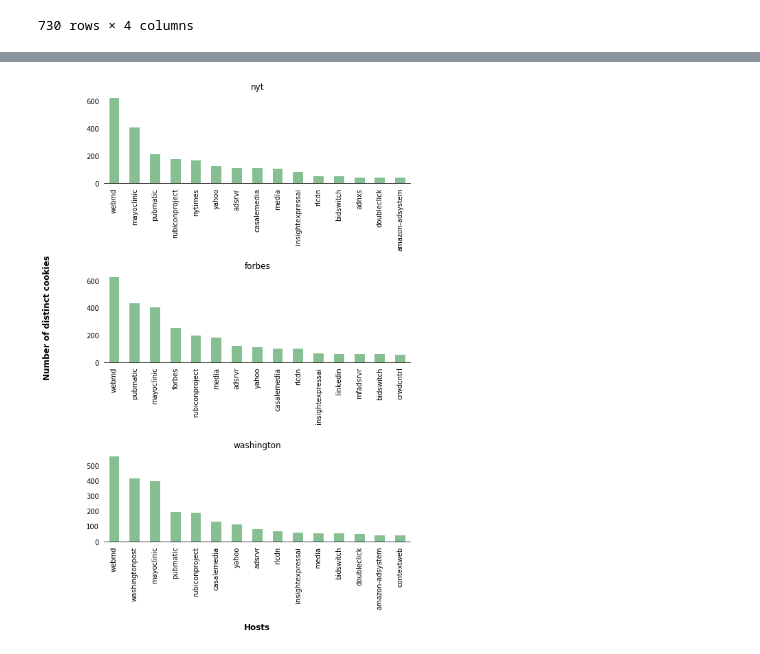
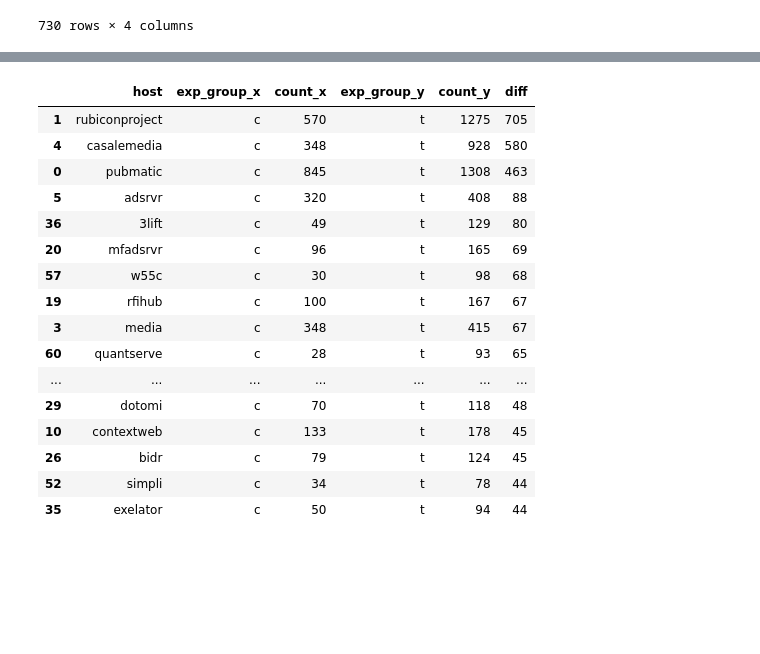
Before and after one commit to Sprinkle612/Cornell-Tech-Spec-Privacy-Fall2020, a Jupyter notebook: distinct_cookies-explore.ipynb, the cells around one changed output, grey strips where cells are left out. Saved outputs shown, nothing was run; the diff lists cells and outputs as text; code cells hidden in the pictures; blank space fills up the shorter version.

```diff
--- a/distinct_cookies-explore.ipynb
+++ b/distinct_cookies-explore.ipynb
@@ -40,0 +122,25 @@ cookies_count
+# %%
+cookies_groupby_2 = cookies[cookies.is_third_party].groupby(['exp_group', 'host', ]).size().reset_index(name='count')
+a = cookies_groupby_2[(cookies_groupby_2.exp_group == "c")].sort_values('count',ascending = False)
+b = cookies_groupby_2[(cookies_groupby_2.exp_group == "t")].sort_values('count',ascending = False)
+c = pd.merge(a, b, on='host')[['host', 'exp_group_x','count_x','exp_group_y', 'count_y']]
+c['diff'] = c.count_y - c.count_x
+c.sort_values('diff',ascending = False).head(20)
+# %% [output]
+|  | host | exp_group_x | count_x | exp_group_y | count_y | diff |
+| 1 | rubiconproject | c | 570 | t | 1275 | 705 |
+| 4 | casalemedia | c | 348 | t | 928 | 580 |
+| 0 | pubmatic | c | 845 | t | 1308 | 463 |
+| 5 | adsrvr | c | 320 | t | 408 | 88 |
+| 36 | 3lift | c | 49 | t | 129 | 80 |
+| 20 | mfadsrvr | c | 96 | t | 165 | 69 |
+| 57 | w55c | c | 30 | t | 98 | 68 |
+| 19 | rfihub | c | 100 | t | 167 | 67 |
+| 3 | media | c | 348 | t | 415 | 67 |
+| 60 | quantserve | c | 28 | t | 93 | 65 |
+| ... | ... | ... | ... | ... | ... | ... |
+| 29 | dotomi | c | 70 | t | 118 | 48 |
+| 10 | contextweb | c | 133 | t | 178 | 45 |
+| 26 | bidr | c | 79 | t | 124 | 45 |
+| 52 | simpli | c | 34 | t | 78 | 44 |
+| 35 | exelator | c | 50 | t | 94 | 44 |
@@ -42,39 +179,3 @@ cookies_count
 # cookies_count[(cookies_count.exp_group == "c") & (cookies_count.exp_type == "nyt")]\
 #     .sort_values('count',ascending = False)\
 #     .head(10).plot.bar( x='host', y='count', legend=None)
-# %%
-fig, axes = plt.subplots(nrows=3, ncols=1, figsize=(8,12),gridspec_kw={'hspace': 1.0})
-
-sites = ("nyt", "forbes", "washington")
-haha = (cookies_count[(cookies_count.exp_group == "c") & (cookies_count.exp_type == "nyt")],
-        cookies_count[(cookies_count.exp_group == "c") & (cookies_count.exp_type == "forbes")],
-        cookies_count[(cookies_count.exp_group == "c") & (cookies_count.exp_type == "washington")])
-
-for i,x in enumerate(haha):
-    x.sort_values('count',ascending = False).head(15)\
-        .plot( x='host', y='count', legend=None, ax=axes[i], kind="bar", color='#86bf91')
-
-    axes[i].set_title(sites[i])
-
-    axes[i].tick_params(bottom=False, top=False, left=False, right=False, labelbottom="on", labelleft="on")
-    axes[i].spines['right'].set_visible(False)
-    axes[i].spines['top'].set_visible(False)
-    axes[i].spines['left'].set_visible(False)
-
-    if i == 0:
-        axes[i].xaxis.label.set_visible(False)
-
-    if i == 1:
-        axes[i].set_ylabel("Number of distinct cookies", labelpad=50, weight='bold', size=12)
-        axes[i].xaxis.label.set_visible(False)
-
-
-    if i == 2:
-        axes[i].set_xlabel("Hosts", labelpad=20, weight='bold', size=12)
-
-
-
-# ax = temp.plot.bar( x='host', y='count')
-# ax.set_title('Simple plot')
-# %% [output]
-[figure, removed]
```
Also changed, not shown: parts of 23 cells of this notebook, 3 other files.
